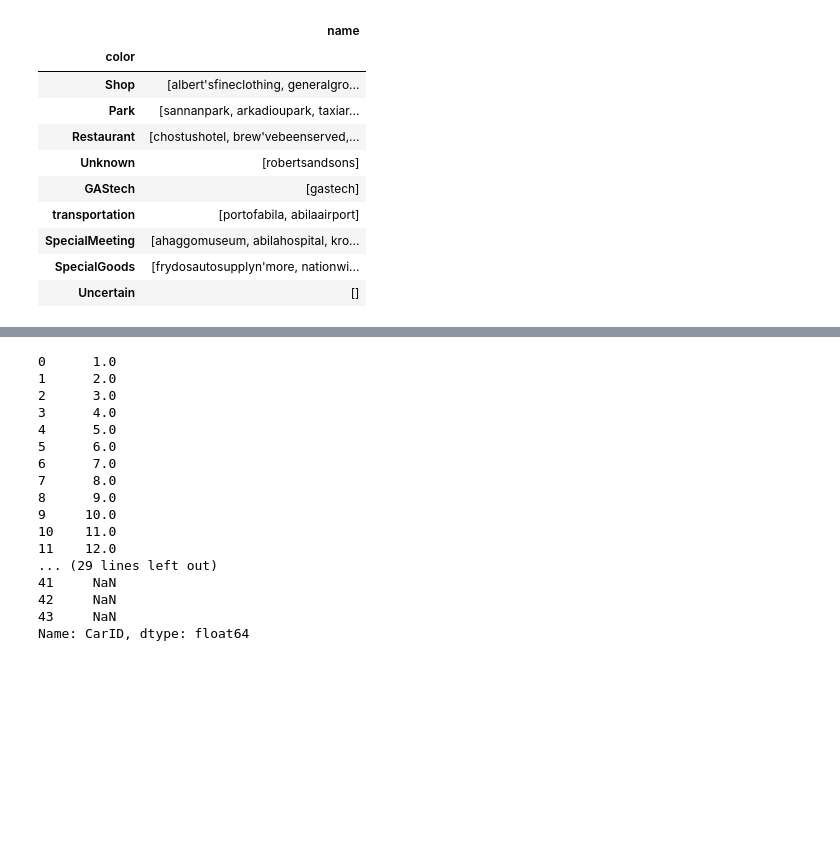
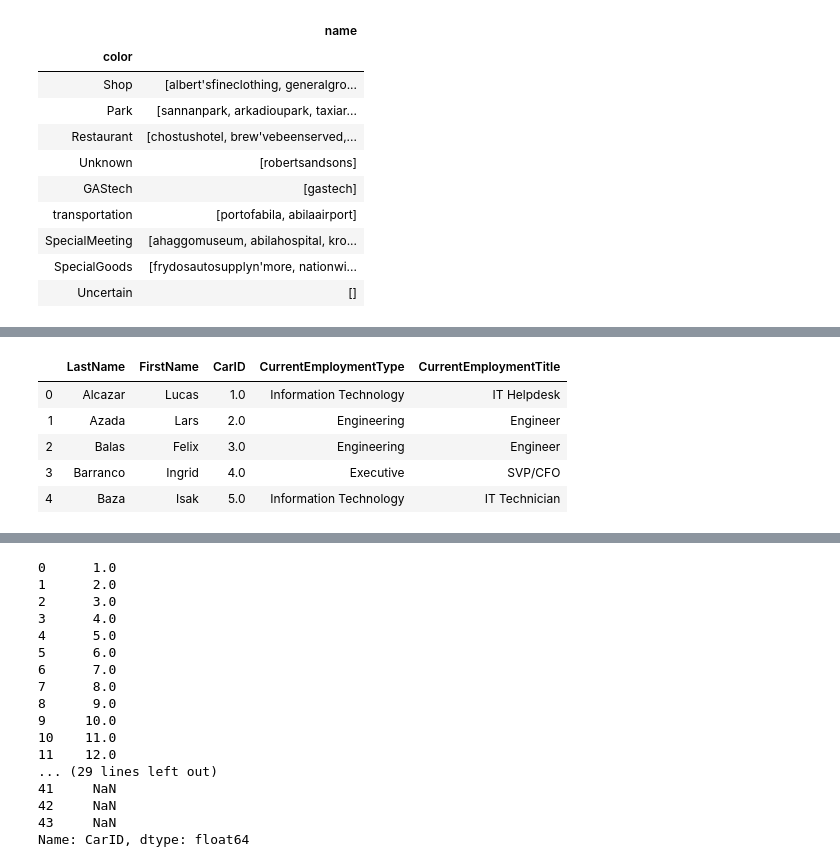
Before and after one commit to Checco9811/vast2014, a Jupyter notebook: preprocessing.ipynb, the cells around one changed output, grey strips where cells are left out. Saved outputs shown, nothing was run; the diff lists cells and outputs as text; code cells hidden in the pictures; blank space fills up the shorter version.

```diff
--- a/preprocessing.ipynb
+++ b/preprocessing.ipynb
@@ -497,0 +511,9 @@ joined
+# %%
+car_assignments.head()
+# %% [output]
+|  | LastName | FirstName | CarID | CurrentEmploymentType | CurrentEmploymentTitle |
+| 0 | Alcazar | Lucas | 1.0 | Information Technology | IT Helpdesk |
+| 1 | Azada | Lars | 2.0 | Engineering | Engineer |
+| 2 | Balas | Felix | 3.0 | Engineering | Engineer |
+| 3 | Barranco | Ingrid | 4.0 | Executive | SVP/CFO |
+| 4 | Baza | Isak | 5.0 | Information Technology | IT Technician |
```
Also changed, not shown: parts of 10 cells of this notebook, 9 other files.
